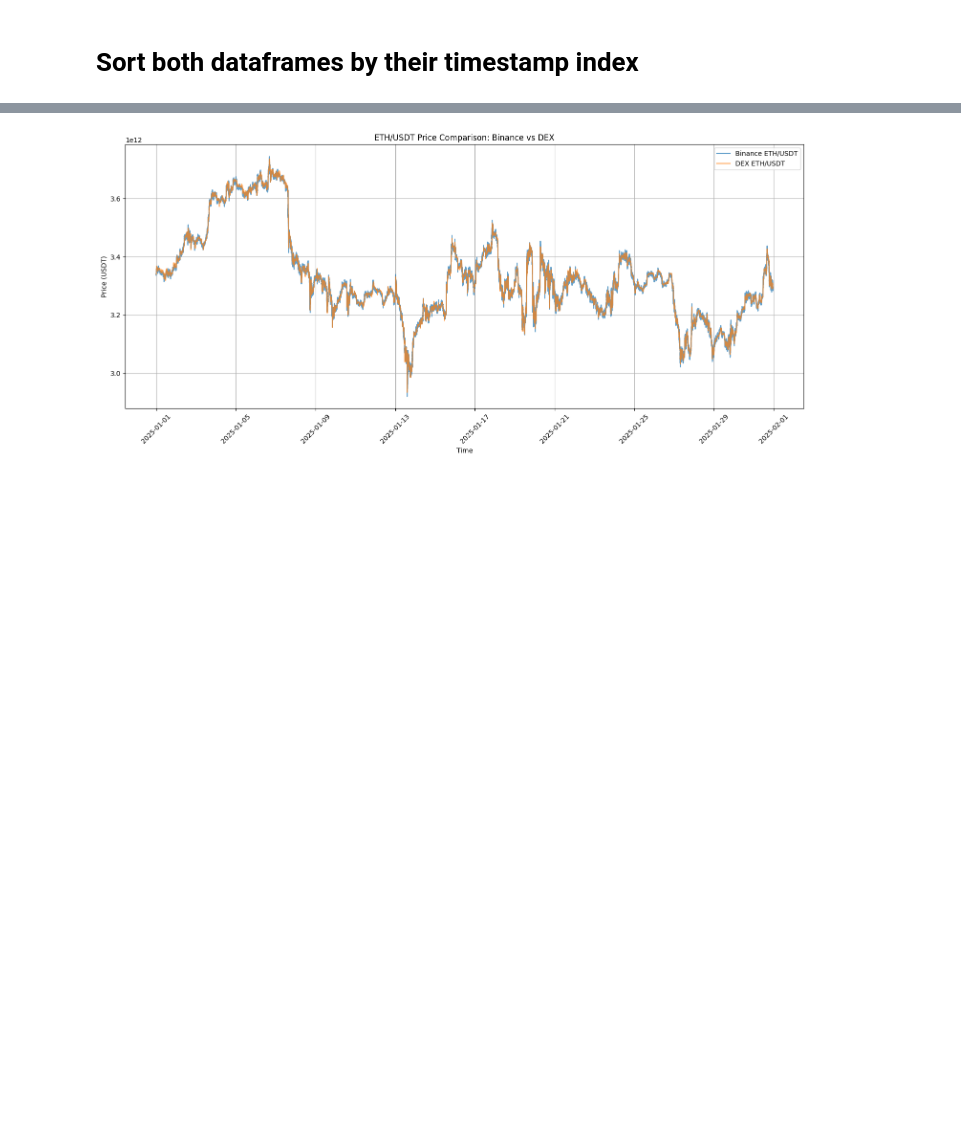
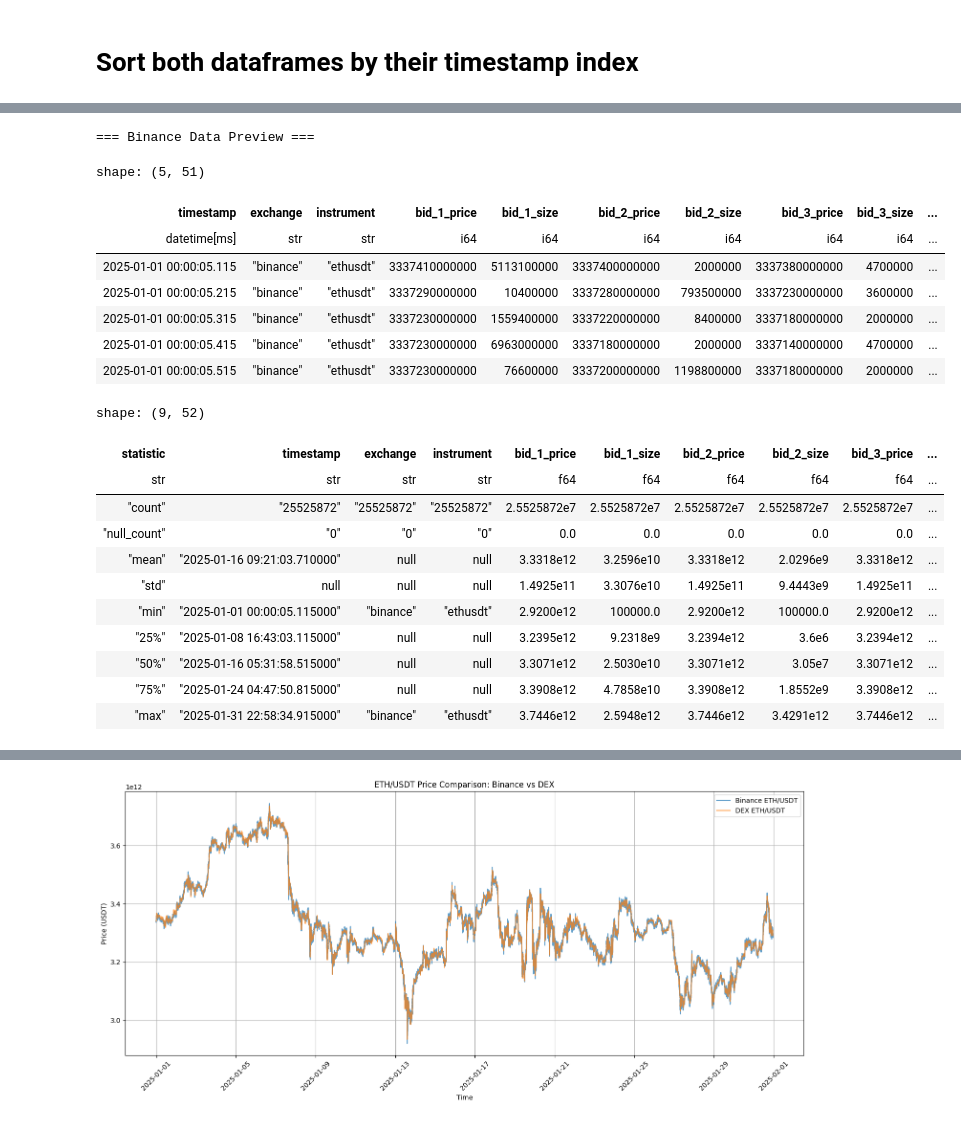
Before and after one commit to Puguix/master-thesis, a Jupyter notebook: main.ipynb, the cells around one changed output, grey strips where cells are left out. Saved outputs shown, nothing was run; the diff lists cells and outputs as text; code cells hidden in the pictures; blank space fills up the shorter version.

```diff
--- a/main.ipynb
+++ b/main.ipynb
@@ -37,0 +64,57 @@ dex_df = dex_df.set_sorted('timestamp')
+# %%
+# Compute mid price, volume imbalance, bid-ask spread, bid/ask pressure
+binance_df = binance_df.with_columns(
+    ((pl.col('bid_1_price') + pl.col('ask_1_price')) / 2).alias('mid_price')
+).with_columns([
+    (pl.col('bid_1_size') + pl.col('bid_2_size') + pl.col('bid_3_size') +
+     pl.col('bid_4_size') + pl.col('bid_5_size') + pl.col('bid_6_size') +
+     pl.col('bid_7_size') + pl.col('bid_8_size') + pl.col('bid_9_size') +
+     pl.col('bid_10_size')).alias('total_bid_volume'),
+    (pl.col('ask_1_size') + pl.col('ask_2_size') + pl.col('ask_3_size') +
+     pl.col('ask_4_size') + pl.col('ask_5_size') + pl.col('ask_6_size') +
+     pl.col('ask_7_size') + pl.col('ask_8_size') + pl.col('ask_9_size') +
+     pl.col('ask_10_size')).alias('total_ask_volume')
+]).with_columns(
+    ((pl.col('total_bid_volume') - pl.col('total_ask_volume')) /
+     (pl.col('total_bid_volume') + pl.col('total_ask_volume'))).alias('volume_imbalance')
+).with_columns(
+    (pl.col('ask_1_price') - pl.col('bid_1_price')).alias('bid_ask_spread')
+).with_columns(
+    ((pl.col('bid_1_size') + pl.col('bid_2_size') + pl.col('bid_3_size')) /
+     (pl.col('bid_4_size') + pl.col('bid_5_size') + pl.col('bid_6_size') +
+      pl.col('bid_7_size') + pl.col('bid_8_size') + pl.col('bid_9_size') +
+      pl.col('bid_10_size'))).alias('bid_pressure')
+).with_columns(
+    ((pl.col('ask_1_size') + pl.col('ask_2_size') + pl.col('ask_3_size')) /
+     (pl.col('ask_4_size') + pl.col('ask_5_size') + pl.col('ask_6_size') +
+      pl.col('ask_7_size') + pl.col('ask_8_size') + pl.col('ask_9_size') +
+      pl.col('ask_10_size'))).alias('ask_pressure')
+).with_columns(
+    pl.col("mid_price").log().diff().alias("binance_returns")
+).filter(pl.col("binance_returns").is_not_null())
+
+print("=== Binance Data Preview ===")
+display(binance_df.head().collect(engine='streaming'))
+display(binance_df.describe())
+# %% [output]
+=== Binance Data Preview ===
+shape: (5, 51)
+| timestamp | exchange | instrument | bid_1_price | bid_1_size | bid_2_price | bid_2_size | bid_3_price | bid_3_size | ... |
+| datetime[ms] | str | str | i64 | i64 | i64 | i64 | i64 | i64 | ... |
+| 2025-01-01 00:00:05.115 | "binance" | "ethusdt" | 3337410000000 | 5113100000 | 3337400000000 | 2000000 | 3337380000000 | 4700000 | ... |
+| 2025-01-01 00:00:05.215 | "binance" | "ethusdt" | 3337290000000 | 10400000 | 3337280000000 | 793500000 | 3337230000000 | 3600000 | ... |
+| 2025-01-01 00:00:05.315 | "binance" | "ethusdt" | 3337230000000 | 1559400000 | 3337220000000 | 8400000 | 3337180000000 | 2000000 | ... |
+| 2025-01-01 00:00:05.415 | "binance" | "ethusdt" | 3337230000000 | 6963000000 | 3337180000000 | 2000000 | 3337140000000 | 4700000 | ... |
+| 2025-01-01 00:00:05.515 | "binance" | "ethusdt" | 3337230000000 | 76600000 | 3337200000000 | 1198800000 | 3337180000000 | 2000000 | ... |
+shape: (9, 52)
+| statistic | timestamp | exchange | instrument | bid_1_price | bid_1_size | bid_2_price | bid_2_size | bid_3_price | ... |
+| str | str | str | str | f64 | f64 | f64 | f64 | f64 | ... |
+| "count" | "25525872" | "25525872" | "25525872" | 2.5525872e7 | 2.5525872e7 | 2.5525872e7 | 2.5525872e7 | 2.5525872e7 | ... |
+| "null_count" | "0" | "0" | "0" | 0.0 | 0.0 | 0.0 | 0.0 | 0.0 | ... |
+| "mean" | "2025-01-16 09:21:03.710000" | null | null | 3.3318e12 | 3.2596e10 | 3.3318e12 | 2.0296e9 | 3.3318e12 | ... |
+| "std" | null | null | null | 1.4925e11 | 3.3076e10 | 1.4925e11 | 9.4443e9 | 1.4925e11 | ... |
+| "min" | "2025-01-01 00:00:05.115000" | "binance" | "ethusdt" | 2.9200e12 | 100000.0 | 2.9200e12 | 100000.0 | 2.9200e12 | ... |
+| "25%" | "2025-01-08 16:43:03.115000" | null | null | 3.2395e12 | 9.2318e9 | 3.2394e12 | 3.6e6 | 3.2394e12 | ... |
+| "50%" | "2025-01-16 05:31:58.515000" | null | null | 3.3071e12 | 2.5030e10 | 3.3071e12 | 3.05e7 | 3.3071e12 | ... |
+| "75%" | "2025-01-24 04:47:50.815000" | null | null | 3.3908e12 | 4.7858e10 | 3.3908e12 | 1.8552e9 | 3.3908e12 | ... |
+| "max" | "2025-01-31 22:58:34.915000" | "binance" | "ethusdt" | 3.7446e12 | 2.5948e12 | 3.7446e12 | 3.4291e12 | 3.7446e12 | ... |
```
Also changed, not shown: parts of 58 cells of this notebook.
